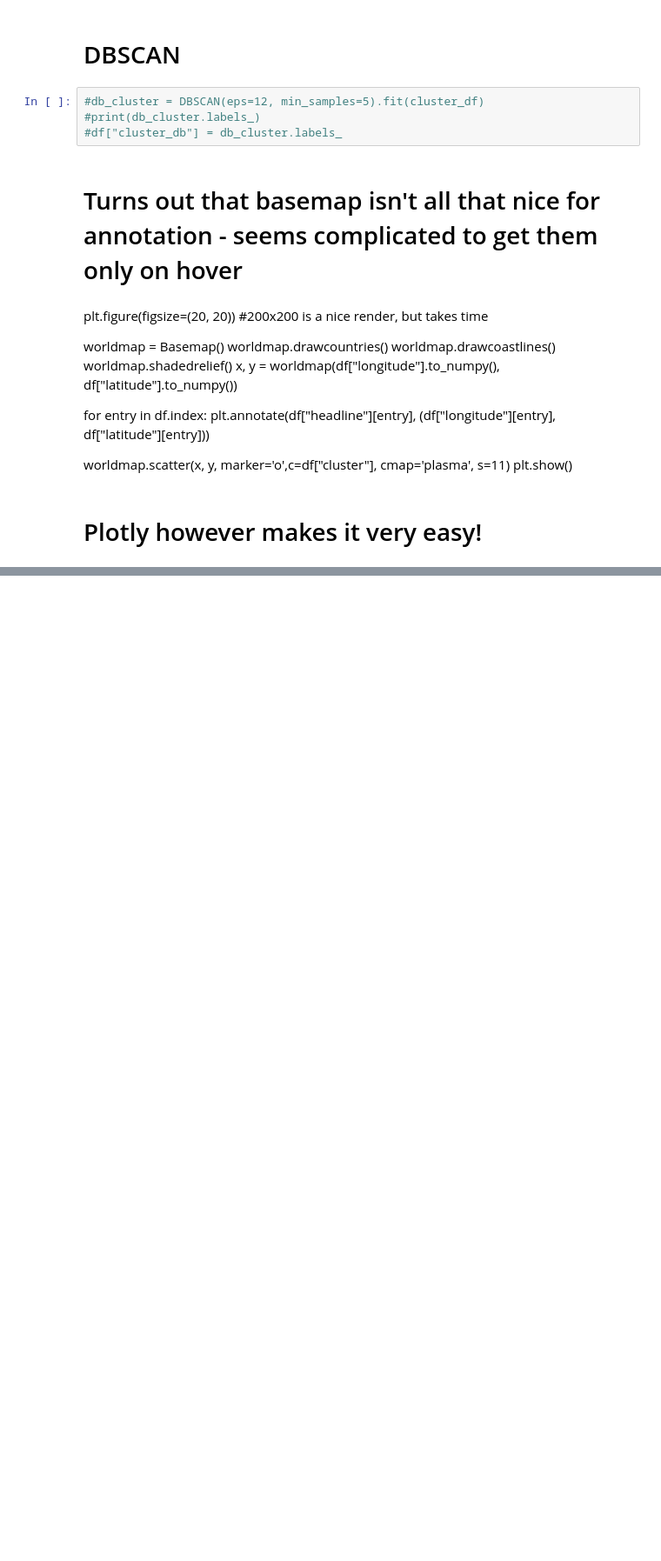
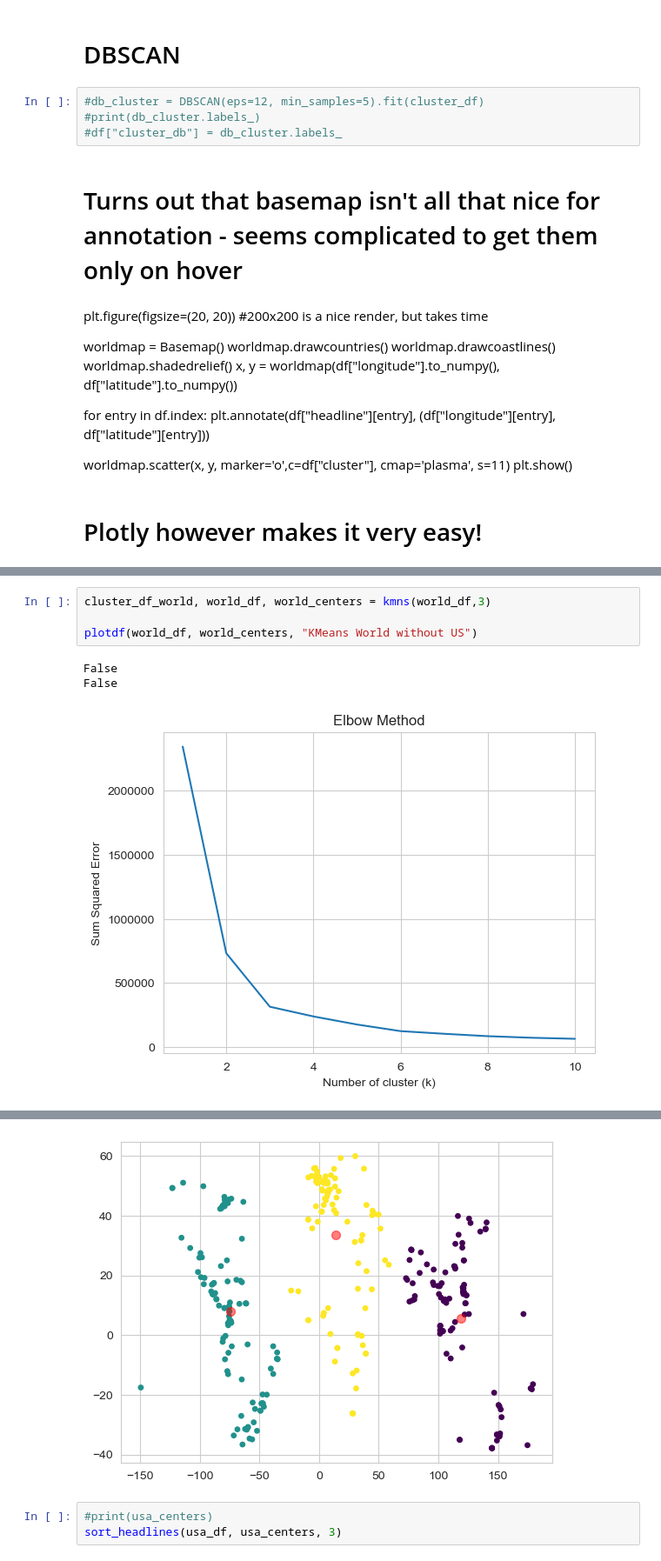
Before and after one commit to felixdellner/Discovering-Disease-Outbreaks-from-News-Headlines, a Jupyter notebook: solution.ipynb, the cells around one changed output, grey strips where cells are left out. Shown at 87% size. Saved outputs shown, nothing was run; the diff lists cells and outputs as text; blank space fills up the shorter version.

```diff
--- a/solution.ipynb
+++ b/solution.ipynb
@@ -460,0 +439,8 @@ HIV has Arrived in Fairfax
+# %%
+cluster_df_world, world_df, world_centers = kmns(world_df,3)
+
+plotdf(world_df, world_centers, "KMeans World without US")
+# %% [output]
+False
+False
+[figure, added]
@@ -460,0 +448,4 @@ HIV has Arrived in Fairfax
+[figure, added]
+# %%
+#print(usa_centers)
+sort_headlines(usa_df, usa_centers, 3)
```
Also changed, not shown: parts of 18 cells of this notebook.
